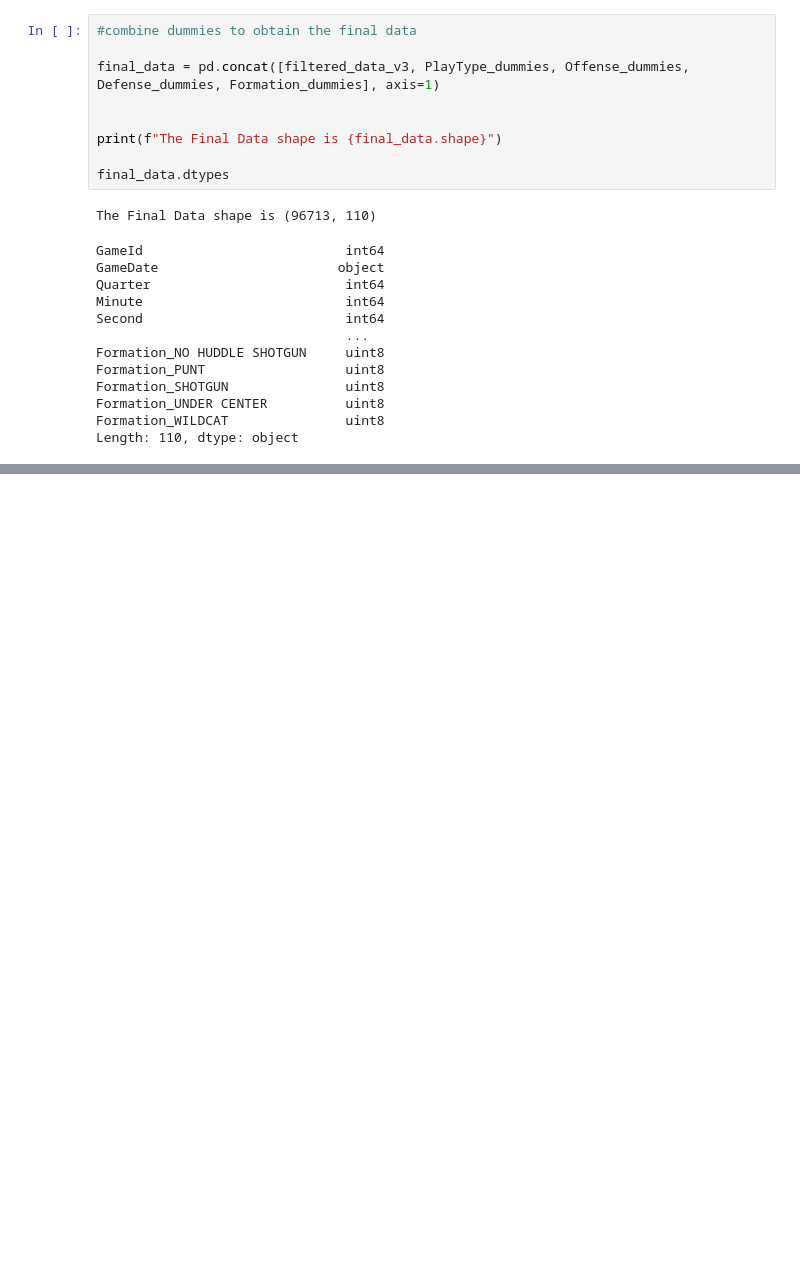
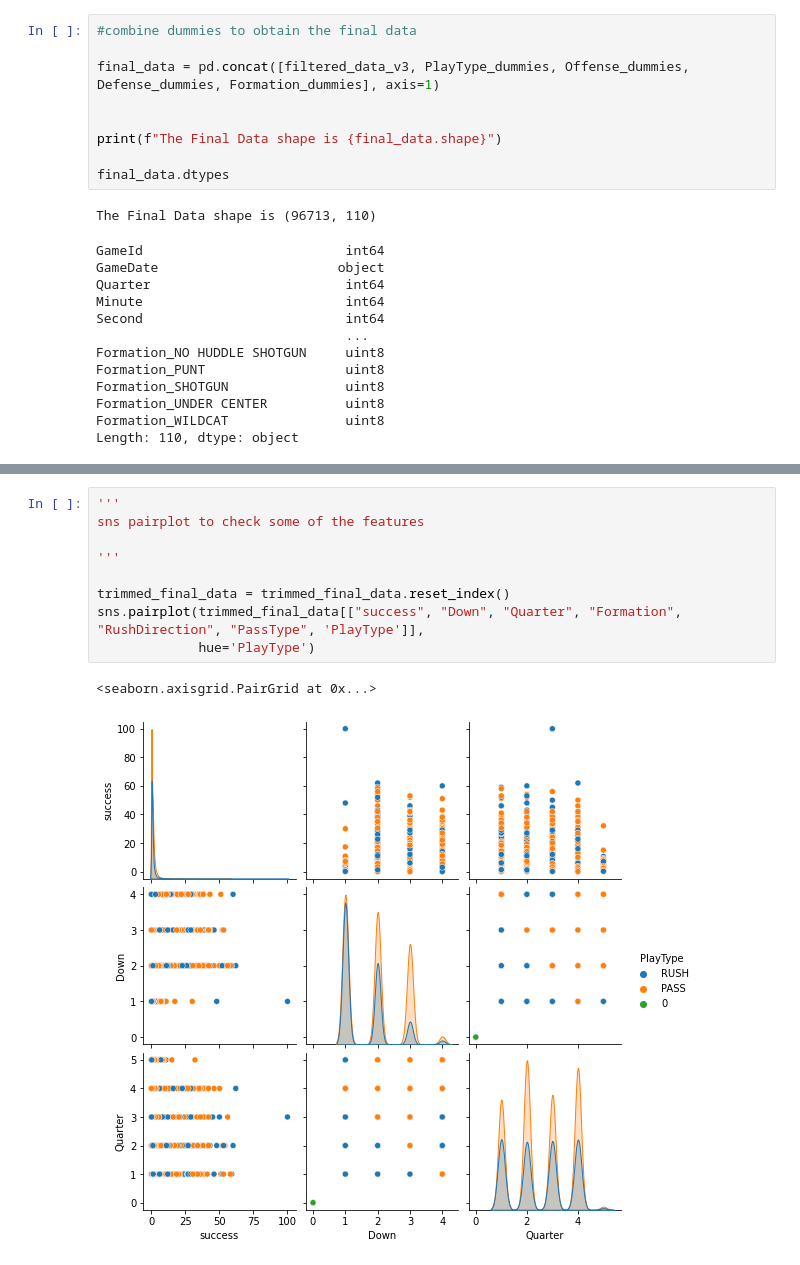
Before and after one commit to wh2353/Data_challenge_notebook, a Jupyter notebook: NFL play-to-play exploratory analysis.ipynb, the cells around one changed output, grey strips where cells are left out. Saved outputs shown, nothing was run; the diff lists cells and outputs as text; blank space fills up the shorter version.

```diff
--- a/NFL play-to-play exploratory analysis.ipynb
+++ b/NFL play-to-play exploratory analysis.ipynb
@@ -434,0 +465,12 @@ Finished!
+# %%
+'''
+sns pairplot to check some of the features
+
+'''
+
+trimmed_final_data = trimmed_final_data.reset_index()
+sns.pairplot(trimmed_final_data[["success", "Down", "Quarter", "Formation", "RushDirection", "PassType", 'PlayType']],
+             hue='PlayType')
+# %% [output]
+<seaborn.axisgrid.PairGrid at 0x...>
+[figure, added]
```
Also changed, not shown: parts of 21 cells of this notebook, 13 other files.
